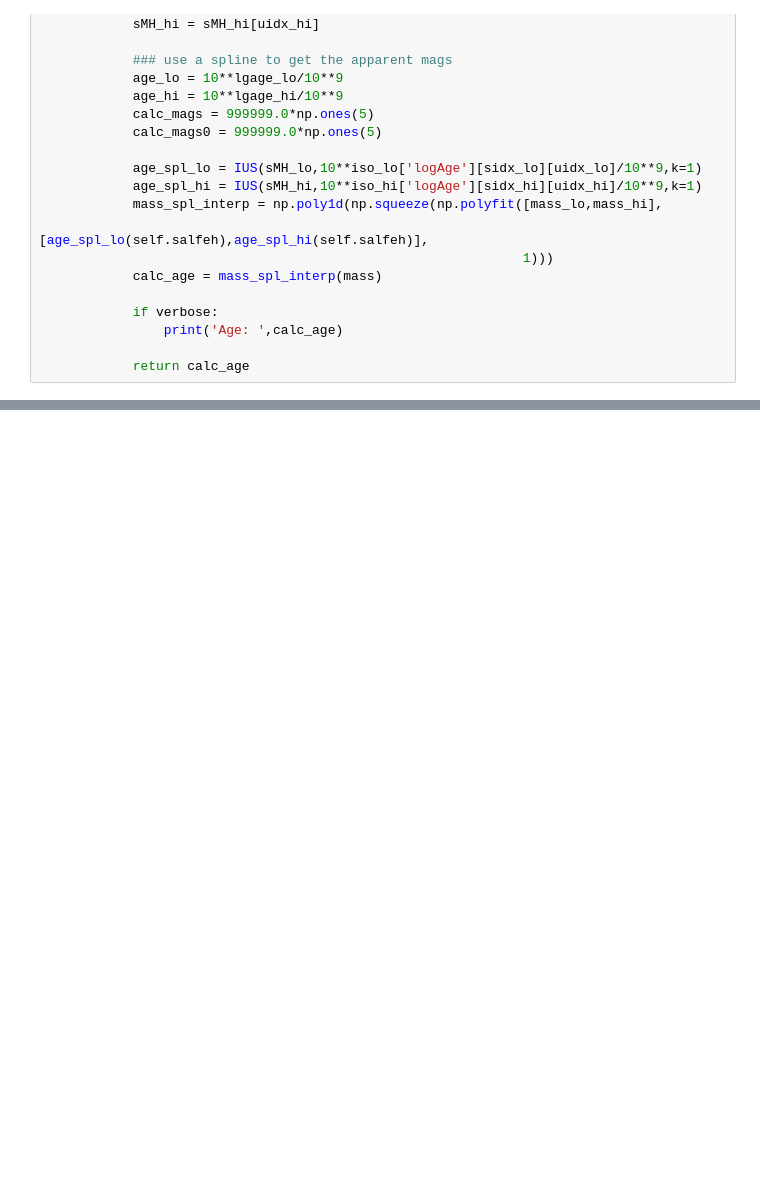
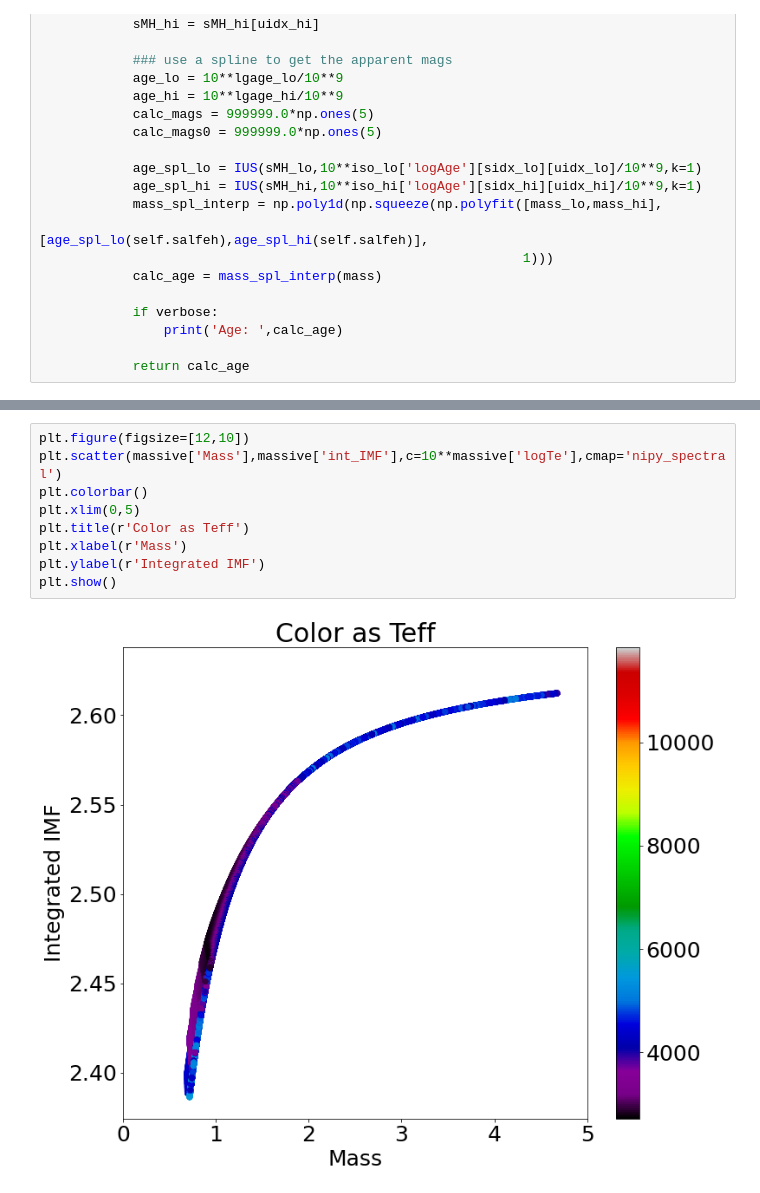
Before and after one commit to JoshuaPovick/Age_Fitting, a Jupyter notebook: notebooks/Aetas_APOKASC_mass2age_Scratch.ipynb, the cells around one changed output, grey strips where cells are left out. Cells and saved outputs as stored; diff of their text form; blank space fills up the shorter version.

```diff
--- a/notebooks/Aetas_APOKASC_mass2age_Scratch.ipynb
+++ b/notebooks/Aetas_APOKASC_mass2age_Scratch.ipynb
@@ -752,0 +906,11 @@ class Aetas():
+# %%
+plt.figure(figsize=[12,10])
+plt.scatter(massive['Mass'],massive['int_IMF'],c=10**massive['logTe'],cmap='nipy_spectral')
+plt.colorbar()
+plt.xlim(0,5)
+plt.title(r'Color as Teff')
+plt.xlabel(r'Mass')
+plt.ylabel(r'Integrated IMF')
+plt.show()
+# %% [output]
+[figure, added]
```
Also changed, not shown: parts of 7 cells of this notebook, 3 other files.
